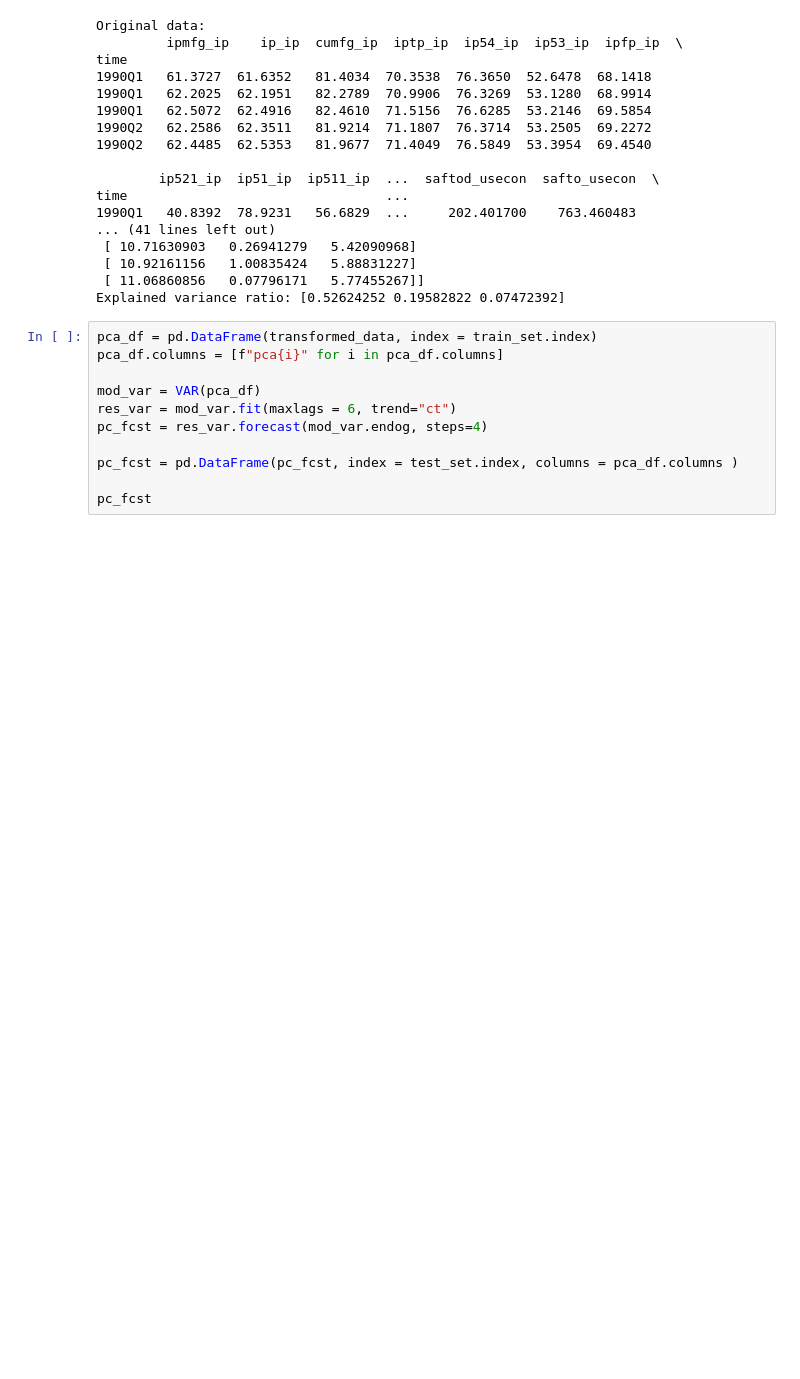
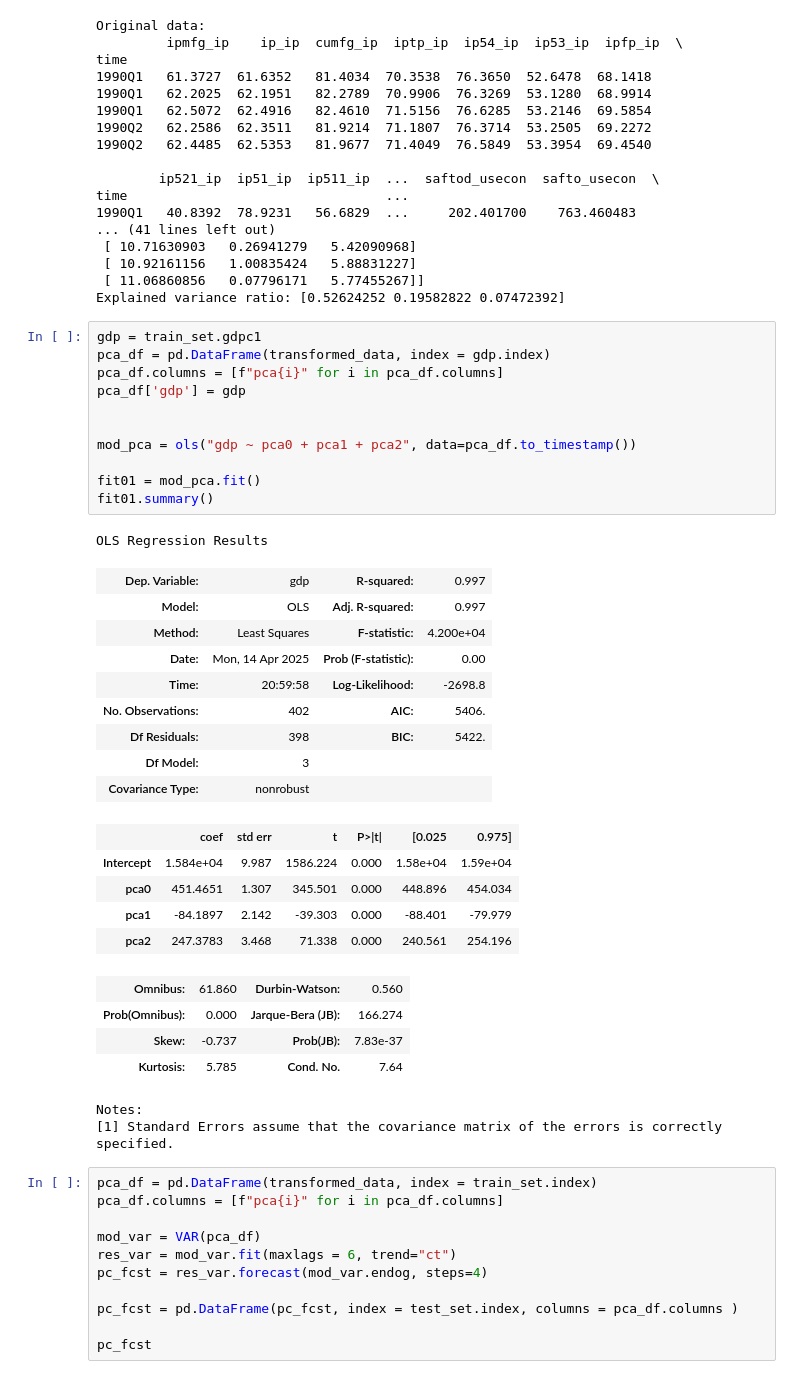
Before and after one commit to whendo/CSCI-E-116, a Jupyter notebook: Assignment08/Assignment08_submission.ipynb, the cells around one changed output. Saved outputs shown, nothing was run; the diff lists cells and outputs as text; blank space fills up the shorter version.

```diff
--- a/Assignment08/Assignment08_submission.ipynb
+++ b/Assignment08/Assignment08_submission.ipynb
@@ -125,6 +127,39 @@ time                                 ...
  [ 10.92161156   1.00835424   5.88831227]
  [ 11.06860856   0.07796171   5.77455267]]
 Explained variance ratio: [0.52624252 0.19582822 0.07472392]
+# %%
+gdp = train_set.gdpc1
+pca_df = pd.DataFrame(transformed_data, index = gdp.index)
+pca_df.columns = [f"pca{i}" for i in pca_df.columns]
+pca_df['gdp'] = gdp
+
+
+mod_pca = ols("gdp ~ pca0 + pca1 + pca2", data=pca_df.to_timestamp())
+
+fit01 = mod_pca.fit()
+fit01.summary()
+# %% [output]
+OLS Regression Results
+| Dep. Variable: | gdp | R-squared: | 0.997 |
+| Model: | OLS | Adj. R-squared: | 0.997 |
+| Method: | Least Squares | F-statistic: | 4.200e+04 |
+| Date: | Mon, 14 Apr 2025 | Prob (F-statistic): | 0.00 |
+| Time: | 20:59:58 | Log-Likelihood: | -2698.8 |
+| No. Observations: | 402 | AIC: | 5406. |
+| Df Residuals: | 398 | BIC: | 5422. |
+| Df Model: | 3 |  |  |
+| Covariance Type: | nonrobust |  |  |
+|  | coef | std err | t | P>|t| | [0.025 | 0.975] |
+| Intercept | 1.584e+04 | 9.987 | 1586.224 | 0.000 | 1.58e+04 | 1.59e+04 |
+| pca0 | 451.4651 | 1.307 | 345.501 | 0.000 | 448.896 | 454.034 |
+| pca1 | -84.1897 | 2.142 | -39.303 | 0.000 | -88.401 | -79.979 |
+| pca2 | 247.3783 | 3.468 | 71.338 | 0.000 | 240.561 | 254.196 |
+| Omnibus: | 61.860 | Durbin-Watson: | 0.560 |
+| Prob(Omnibus): | 0.000 | Jarque-Bera (JB): | 166.274 |
+| Skew: | -0.737 | Prob(JB): | 7.83e-37 |
+| Kurtosis: | 5.785 | Cond. No. | 7.64 |
+Notes:
+[1] Standard Errors assume that the covariance matrix of the errors is correctly specified.
 # %%
 pca_df = pd.DataFrame(transformed_data, index = train_set.index)
 pca_df.columns = [f"pca{i}" for i in pca_df.columns]
```
Also changed, not shown: parts of 17 cells of this notebook, 2 other files.
